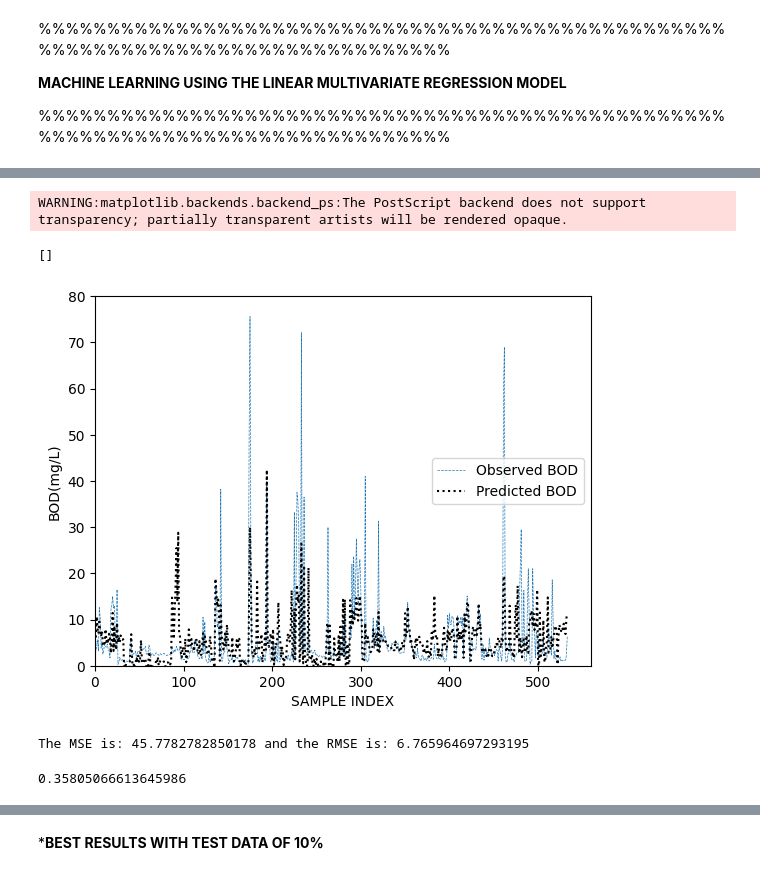
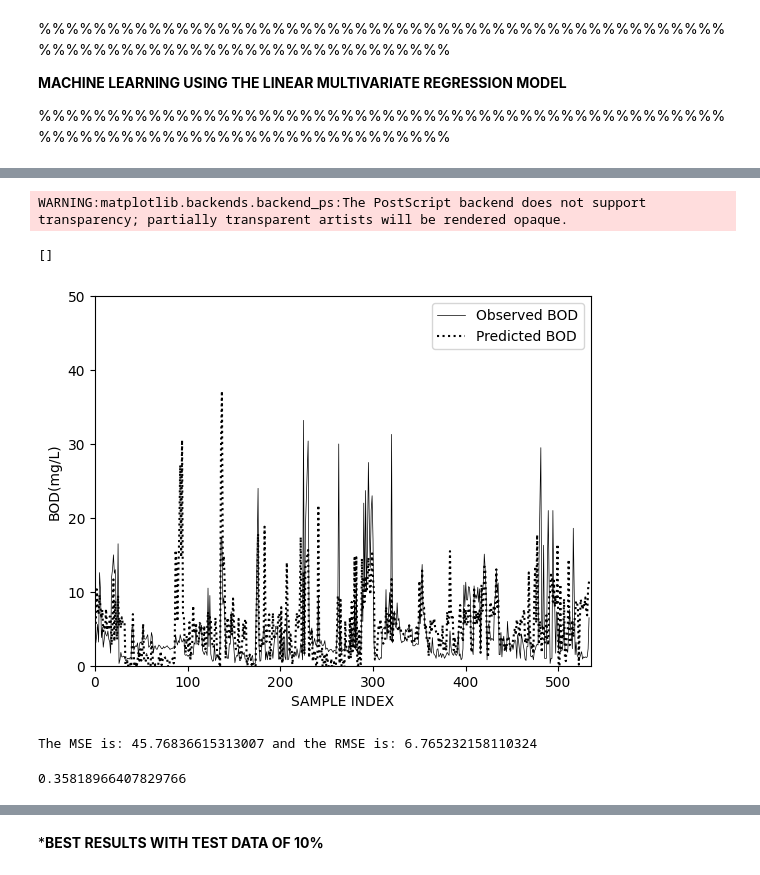
Before and after one commit to M-Isaiah/Machine_L_R, a Jupyter notebook: BOD_DATA_VISUALIZATION.ipynb, the cells around one changed output, grey strips where cells are left out. Cells and saved outputs as stored; diff of their text form; code cells hidden in the pictures.

```diff
--- a/BOD_DATA_VISUALIZATION.ipynb
+++ b/BOD_DATA_VISUALIZATION.ipynb
@@ -569,7 +573,7 @@ s=time.time()
 reg=linear_model.LinearRegression()
 acc=0
 for i in range(100000):
-      x_train, x_test,y_train,y_test=train_test_split(bod1[['DO','NITRATE_N_NITRITE_N','FECAL_COLIFORM','TOTAL_COLIFORM']],bod1.BOD,test_size=0.10)
+      x_train, x_test,y_train,y_test=train_test_split(bod1[['DO','NITRATE_N_NITRITE_N','FECAL_COLIFORM','TOTAL_COLIFORM']],bod1.BOD,test_size=0.20)
       reg.fit(x_train,y_train)
       N_acc=reg.score(x_test,y_test)
       while N_acc>acc:
@@ -634,0 +642,3 @@ print(bod1[['BOD','Predicted','Difference']].to_markdown());
+# %%
+bodf=df3 = bod1.drop(bod1[bod1['BOD'] >35].index)
+print(bodf[['BOD','Predicted','Difference']].to_markdown());
@@ -635,31 +663,31 @@ print(bod1[['BOD','Predicted','Difference']].to_markdown());
 # %%
 style.use('default');
-plt.plot(bod1['BOD'],label='Observed BOD',linestyle='dashed',linewidth=0.5);
-plt.plot(bod1['Predicted'],label='Predicted BOD',c='black',linestyle='dotted');
+plt.plot(bodf['BOD'],label='Observed BOD',c='black',linewidth=0.5);
+plt.plot(bodf['Predicted'],label='Predicted BOD',c='black',linestyle='dotted');
 plt.xlabel('SAMPLE INDEX');
 plt.ylabel('BOD(mg/L)');
-plt.xlim(0,None);
-plt.ylim(0,80);
+plt.xlim(0,535);
+plt.ylim(0,50);
 plt.legend();
 plt.savefig('hydrograph.eps', format='eps');
 plt.plot()
 # %% [output]
 WARNING:matplotlib.backends.backend_ps:The PostScript backend does not support transparency; partially transparent artists will be rendered opaque.
 []
-[figure, old version]
+[figure, new version]
 # %%
 from sklearn.metrics import mean_squared_error
 mse = mean_squared_error(bod1.BOD, bod1.Predicted)
 rmse = mean_squared_error(bod1.BOD,bod1.Predicted, squared = False)
 print("The MSE is:", mse ,"and the RMSE is:",rmse)
 # %% [output]
-The MSE is: 45.7782782850178 and the RMSE is: 6.765964697293195
+The MSE is: 45.76836615313007 and the RMSE is: 6.765232158110324
 # %%
 from sklearn.metrics import r2_score
 R2=r2_score(bod1.BOD,bod1.Predicted)
 R2
 # %% [output]
-0.35805066613645986
+0.35818966407829766
 # %%
 sns.set_style('white');
 sns.regplot(bod1['BOD'],bod1['Predicted'],ci=None,x_jitter=0.1,y_jitter=0.1,x_estimator=np.mean,robust=True,color='black',marker='+');
```
Also changed, not shown: parts of 13 cells of this notebook.
